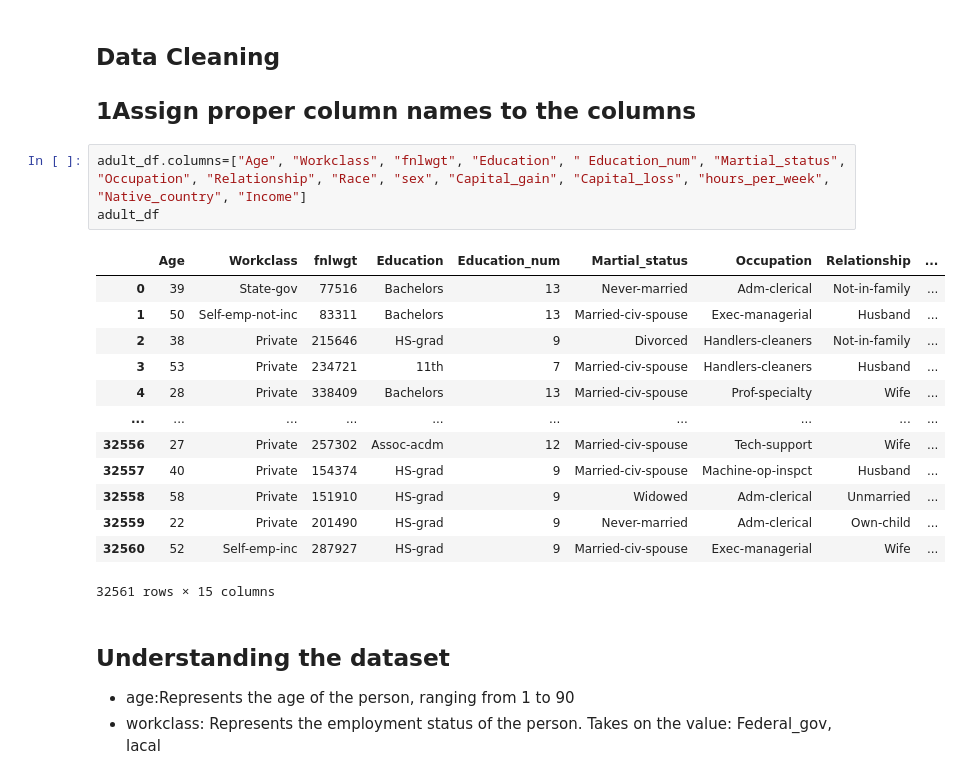
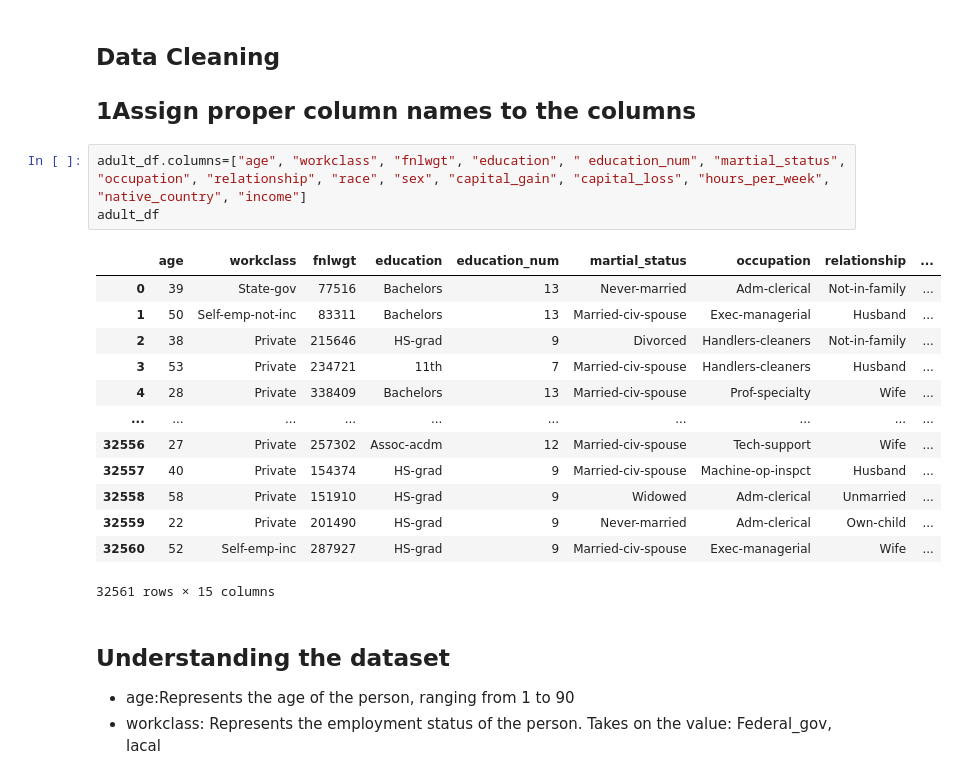
Before and after one commit to uwase123-gif/Adult_income, a Jupyter notebook: notebooks/Data_cleaning.ipynb, the cells around one changed output. Saved outputs shown, nothing was run; the diff lists cells and outputs as text.

Commit message:
Cleaned the categorical columns

```diff
--- a/notebooks/Data_cleaning.ipynb
+++ b/notebooks/Data_cleaning.ipynb
@@ -70,10 +70,10 @@ memory usage: 3.7+ MB
 ## Data Cleaning
 ## 1Assign proper column names to the columns
 # %%
-adult_df.columns=["Age", "Workclass", "fnlwgt", "Education", " Education_num", "Martial_status", "Occupation", "Relationship", "Race", "sex", "Capital_gain", "Capital_loss", "hours_per_week", "Native_country", "Income"]
+adult_df.columns=["age", "workclass", "fnlwgt", "education", " education_num", "martial_status", "occupation", "relationship", "race", "sex", "capital_gain", "capital_loss", "hours_per_week", "native_country", "income"]
 adult_df
 # %% [output]
-|  | Age | Workclass | fnlwgt | Education | Education_num | Martial_status | Occupation | Relationship | ... |
+|  | age | workclass | fnlwgt | education | education_num | martial_status | occupation | relationship | ... |
 | 0 | 39 | State-gov | 77516 | Bachelors | 13 | Never-married | Adm-clerical | Not-in-family | ... |
 | 1 | 50 | Self-emp-not-inc | 83311 | Bachelors | 13 | Married-civ-spouse | Exec-managerial | Husband | ... |
 | 2 | 38 | Private | 215646 | HS-grad | 9 | Divorced | Handlers-cleaners | Not-in-family | ... |
```
Also changed, not shown: parts of 38 cells of this notebook, 2 other files.
